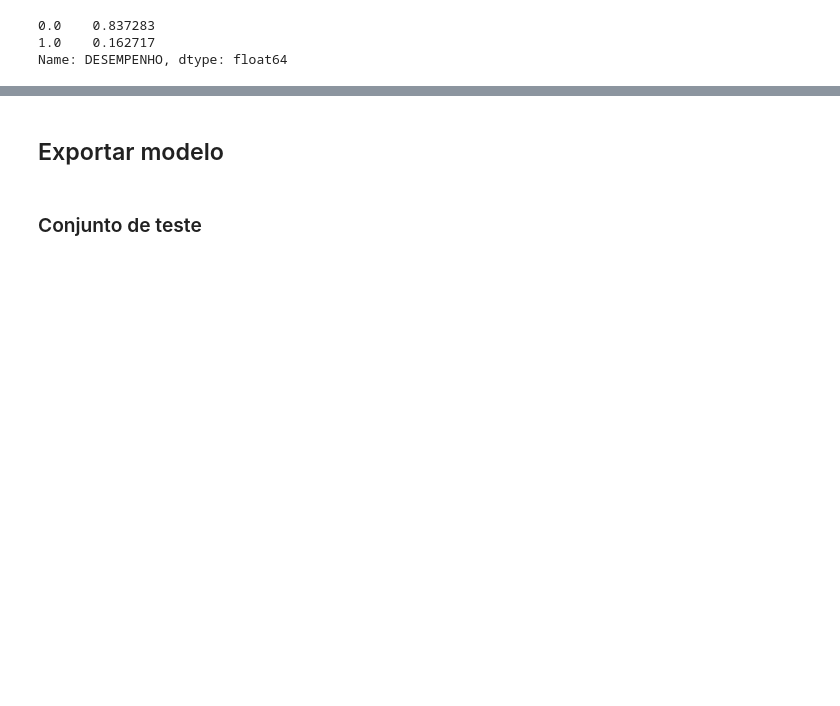
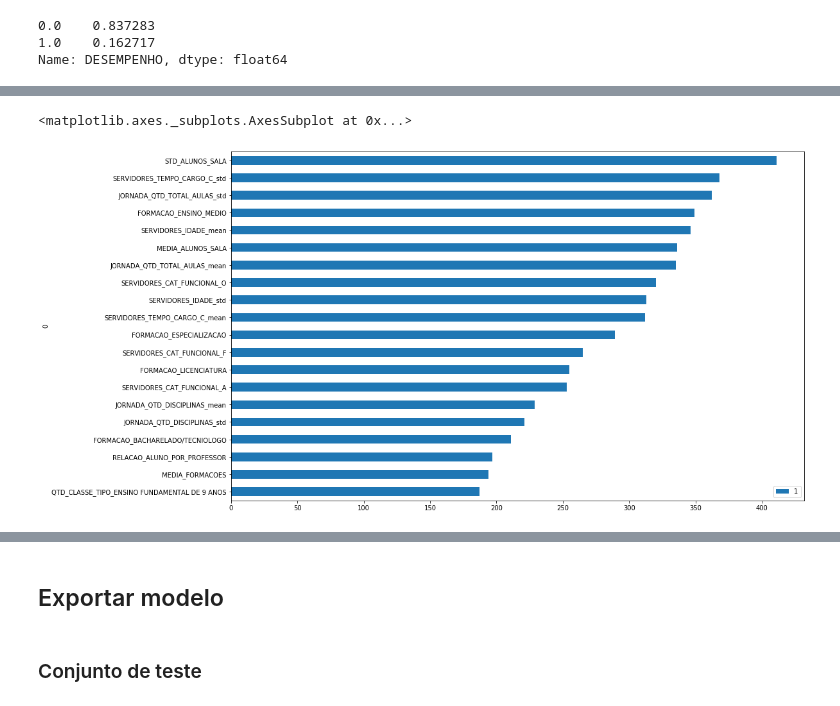
Before and after one commit to miltongneto/Education-SP-BR, a Jupyter notebook: notebooks/03 - Modelagem.ipynb, the cells around one changed output, grey strips where cells are left out. Cells and saved outputs as stored; diff of their text form; code cells hidden in the pictures; blank space fills up the shorter version.

```diff
--- a/notebooks/03 - Modelagem.ipynb
+++ b/notebooks/03 - Modelagem.ipynb
@@ -166,0 +241,5 @@ pd.DataFrame(zip(X_train.columns, model.feature_importances_)).set_index(0).sort
+# %%
+pd.DataFrame(zip(X_train.columns, model.feature_importances_)).set_index(0).sort_values(by=1).tail(20).plot(kind='barh', figsize=(16, 10))
+# %% [output]
+<matplotlib.axes._subplots.AxesSubplot at 0x...>
+[figure, added]
```
Also changed, not shown: parts of 19 cells of this notebook, 4 other files.
